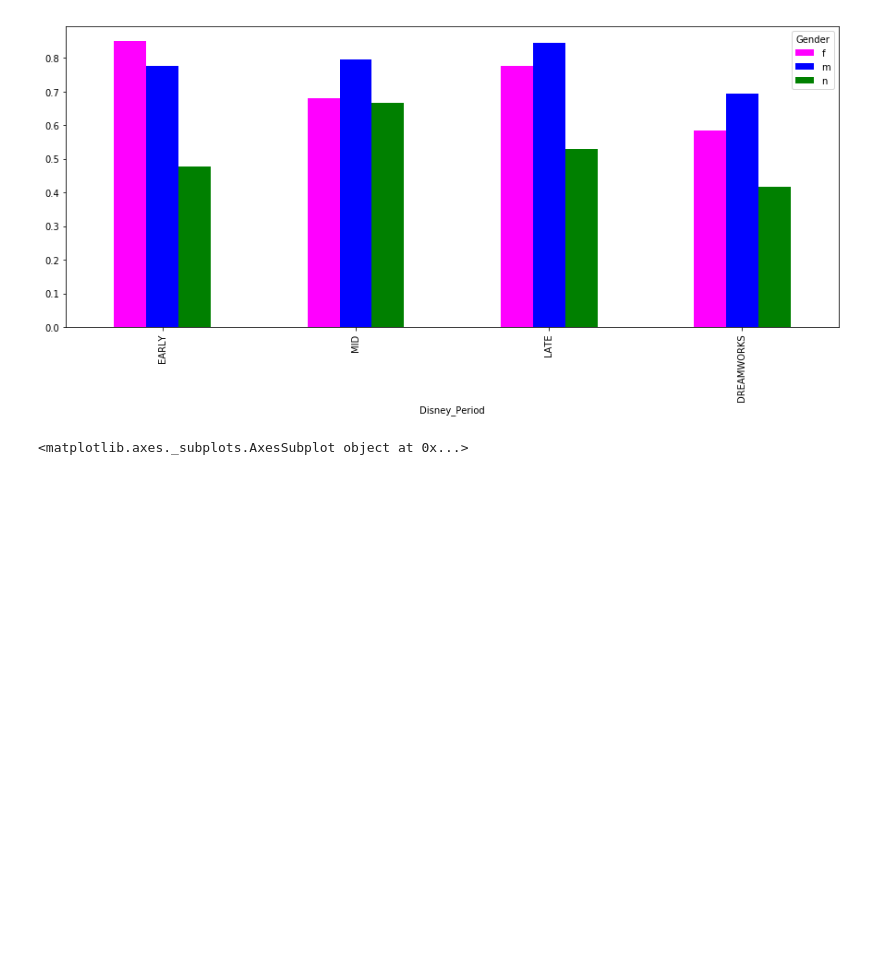
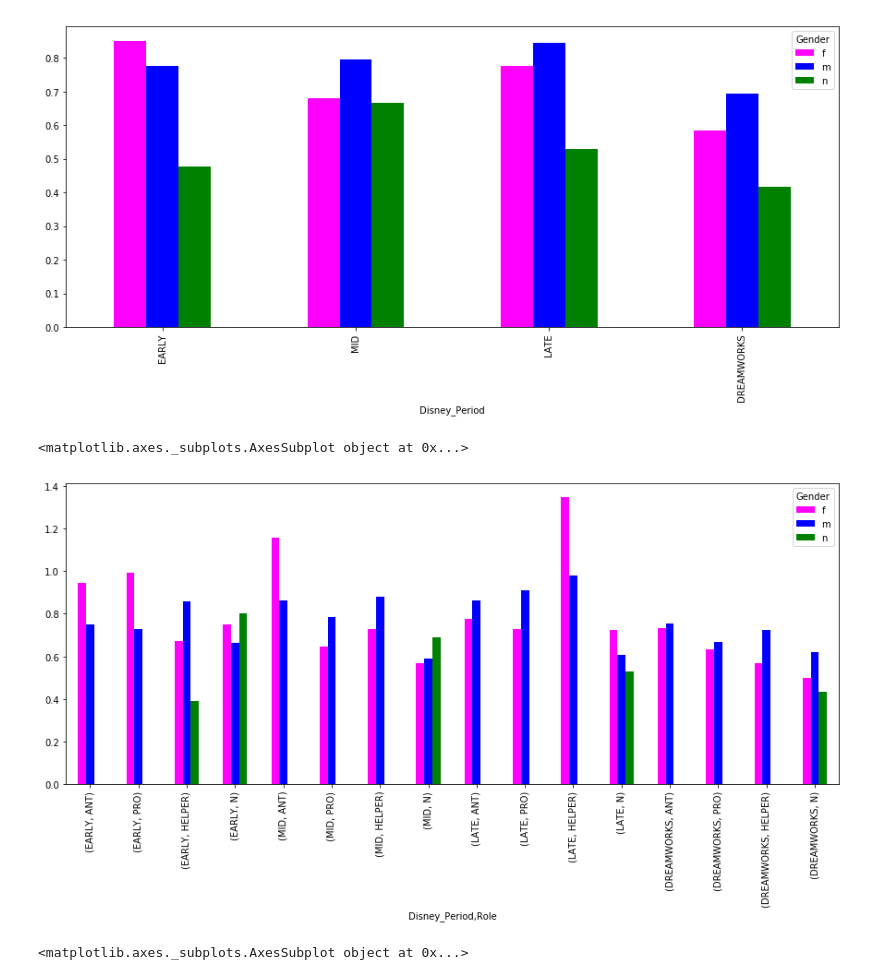
Before and after one commit to Data-Science-for-Linguists-2019/Animated-Movie-Gendered-Dialogue, a Jupyter notebook: code/POS_Analysis.ipynb, the cells around one changed output. Drawn from its saved outputs; the diff is of its cells as text; code cells hidden in the pictures; blank space fills up the shorter version.

Commit message:
began pos analysis and command analysis

```diff
--- a/code/POS_Analysis.ipynb
+++ b/code/POS_Analysis.ipynb
@@ -253,0 +263,6 @@ command_by_gen_all.unstack().plot.bar(color = ['magenta', 'blue', 'green'], figs
+# %%
+command_by_gen_all = movie_df.groupby(['Disney_Period','Role','Gender'], sort=False)["Command_Count"].describe()['mean']
+command_by_gen_all.unstack().plot.bar(color = ['magenta', 'blue', 'green'], figsize = (15,6))
+# %% [output]
+<matplotlib.axes._subplots.AxesSubplot object at 0x...>
+[figure, added]
```
Also changed, not shown: parts of 5 cells of this notebook, 3 other files.
